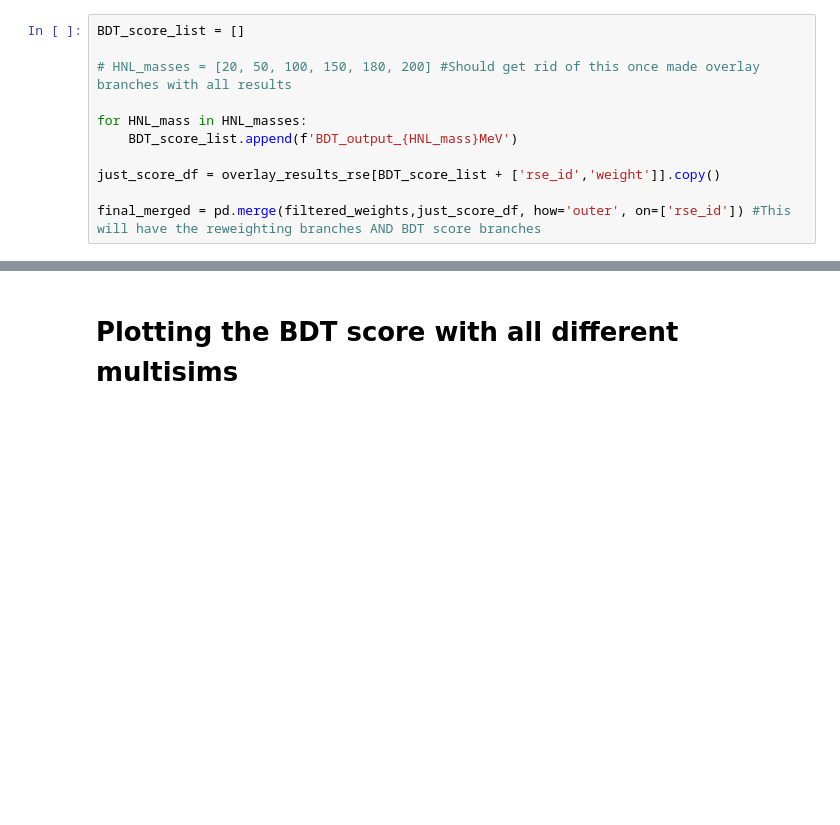
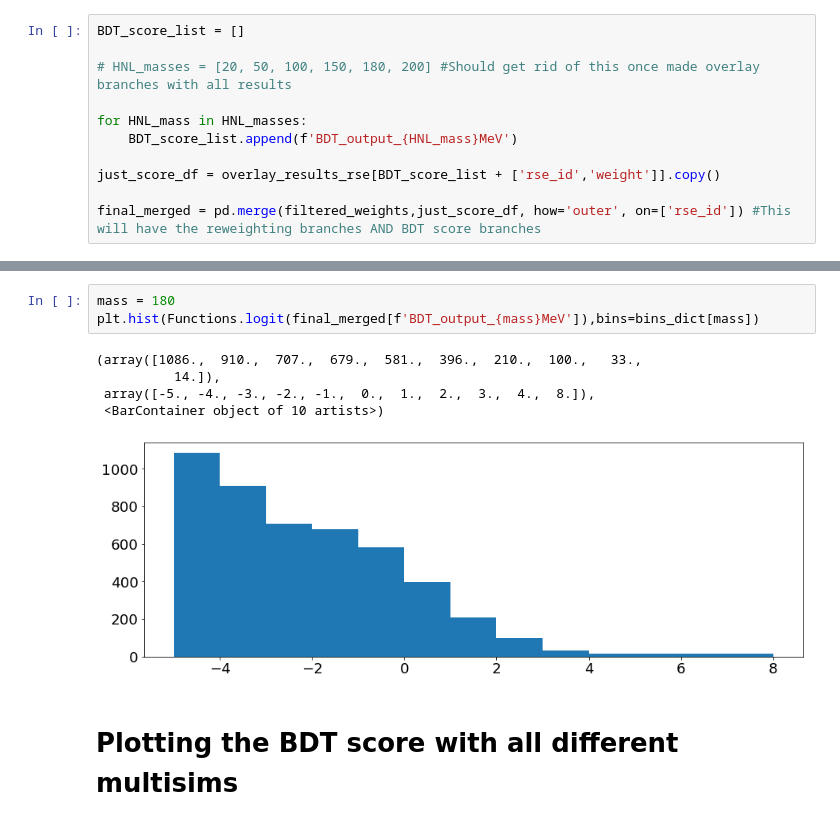
Before and after one commit to dmarsden01/uboone_HNL_analysis, a Jupyter notebook: 3.8_Bkg_reweight_sys.ipynb, the cells around one changed output, grey strips where cells are left out. Cells and saved outputs as stored; diff of their text form; blank space fills up the shorter version.

```diff
--- a/3.8_Bkg_reweight_sys.ipynb
+++ b/3.8_Bkg_reweight_sys.ipynb
@@ -149,3 +166,12 @@ final_merged = pd.merge(filtered_weights,just_score_df, how='outer', on=['rse_id
+# %%
+mass = 180
+plt.hist(Functions.logit(final_merged[f'BDT_output_{mass}MeV']),bins=bins_dict[mass])
+# %% [output]
+(array([1086.,  910.,  707.,  679.,  581.,  396.,  210.,  100.,   33.,
+          14.]),
+ array([-5., -4., -3., -2., -1.,  0.,  1.,  2.,  3.,  4.,  8.]),
+ <BarContainer object of 10 artists>)
+[figure, added]
 # %% [markdown]
 # Plotting the BDT score with all different multisims
 # %%
```
Also changed, not shown: parts of 12 cells of this notebook, 8 other files.
